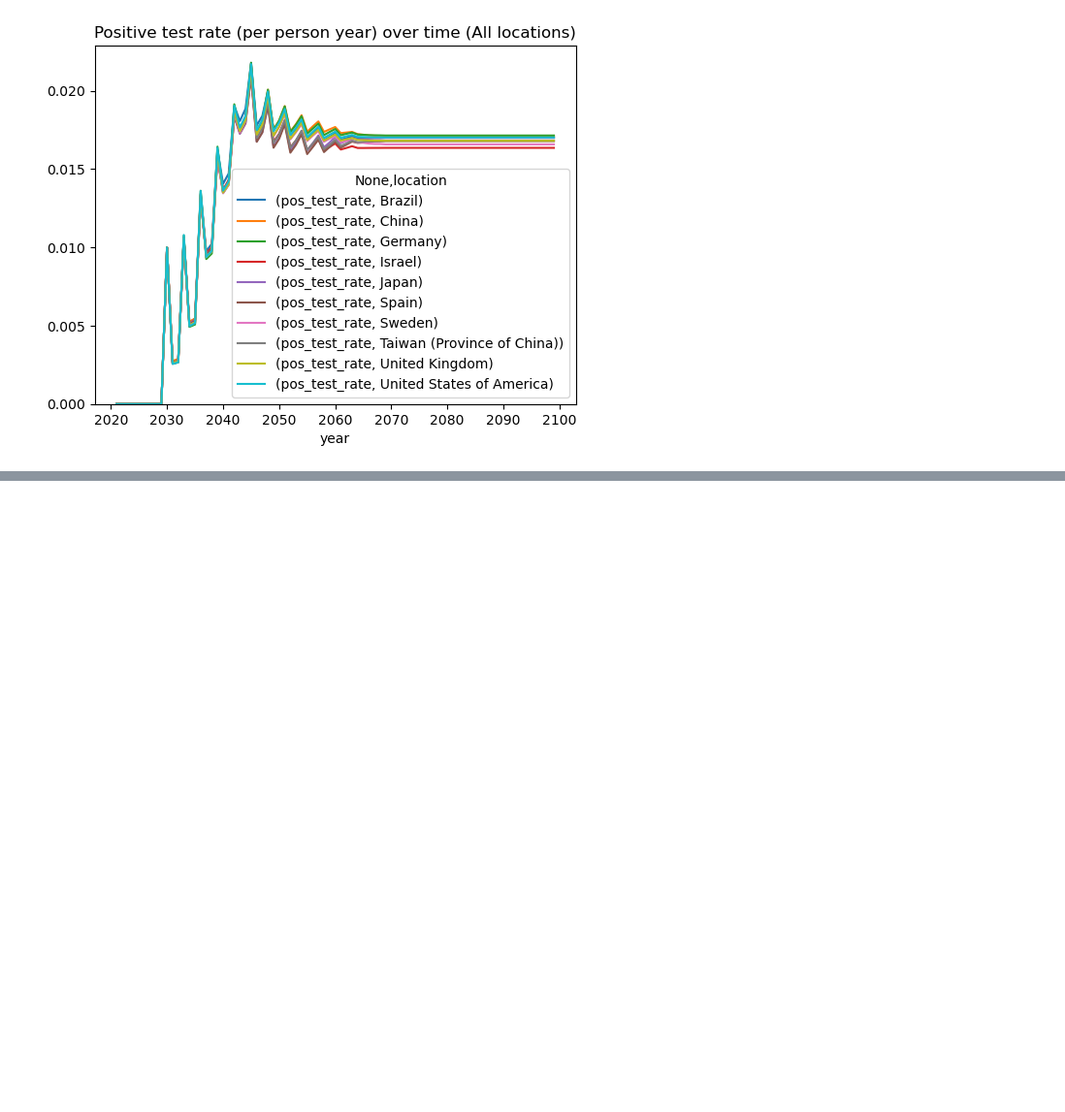
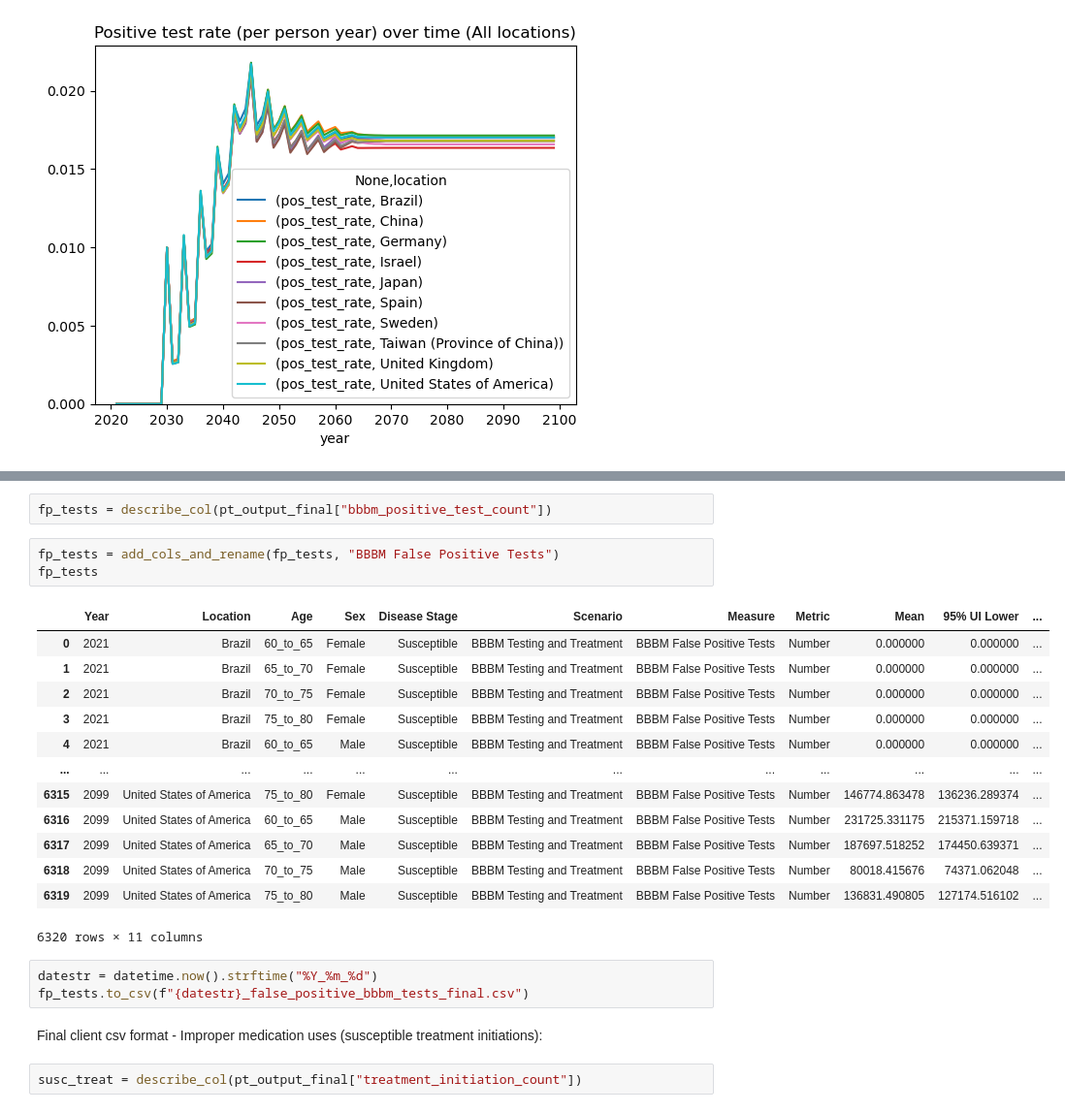
Before and after one commit to ihmeuw/vivarium_research_alzheimers, a Jupyter notebook: outside_sim_calculations/multistate_testing_treatment_table.ipynb, the cells around one changed output, grey strips where cells are left out. Shown at 97% size. Saved outputs shown, nothing was run; the diff lists cells and outputs as text; blank space fills up the shorter version.

```diff
--- a/outside_sim_calculations/multistate_testing_treatment_table.ipynb
+++ b/outside_sim_calculations/multistate_testing_treatment_table.ipynb
@@ -576,0 +644,26 @@ display(
+# %%
+fp_tests = describe_col(pt_output_final["bbbm_positive_test_count"])
+# %%
+fp_tests = add_cols_and_rename(fp_tests, "BBBM False Positive Tests")
+fp_tests
+# %% [output]
+|  | Year | Location | Age | Sex | Disease Stage | Scenario | Measure | Metric | Mean | 95% UI Lower | ... |
+| 0 | 2021 | Brazil | 60_to_65 | Female | Susceptible | BBBM Testing and Treatment | BBBM False Positive Tests | Number | 0.000000 | 0.000000 | ... |
+| 1 | 2021 | Brazil | 65_to_70 | Female | Susceptible | BBBM Testing and Treatment | BBBM False Positive Tests | Number | 0.000000 | 0.000000 | ... |
+| 2 | 2021 | Brazil | 70_to_75 | Female | Susceptible | BBBM Testing and Treatment | BBBM False Positive Tests | Number | 0.000000 | 0.000000 | ... |
+| 3 | 2021 | Brazil | 75_to_80 | Female | Susceptible | BBBM Testing and Treatment | BBBM False Positive Tests | Number | 0.000000 | 0.000000 | ... |
+| 4 | 2021 | Brazil | 60_to_65 | Male | Susceptible | BBBM Testing and Treatment | BBBM False Positive Tests | Number | 0.000000 | 0.000000 | ... |
+| ... | ... | ... | ... | ... | ... | ... | ... | ... | ... | ... | ... |
+| 6315 | 2099 | United States of America | 75_to_80 | Female | Susceptible | BBBM Testing and Treatment | BBBM False Positive Tests | Number | 146774.863478 | 136236.289374 | ... |
+| 6316 | 2099 | United States of America | 60_to_65 | Male | Susceptible | BBBM Testing and Treatment | BBBM False Positive Tests | Number | 231725.331175 | 215371.159718 | ... |
+| 6317 | 2099 | United States of America | 65_to_70 | Male | Susceptible | BBBM Testing and Treatment | BBBM False Positive Tests | Number | 187697.518252 | 174450.639371 | ... |
+| 6318 | 2099 | United States of America | 70_to_75 | Male | Susceptible | BBBM Testing and Treatment | BBBM False Positive Tests | Number | 80018.415676 | 74371.062048 | ... |
+| 6319 | 2099 | United States of America | 75_to_80 | Male | Susceptible | BBBM Testing and Treatment | BBBM False Positive Tests | Number | 136831.490805 | 127174.516102 | ... |
+6320 rows × 11 columns
+# %%
+datestr = datetime.now().strftime("%Y_%m_%d")
+fp_tests.to_csv(f"{datestr}_false_positive_bbbm_tests_final.csv")
+# %% [markdown]
+Final client csv format - Improper medication uses (susceptible treatment initiations):
+# %%
+susc_treat = describe_col(pt_output_final["treatment_initiation_count"])
```
Also changed, not shown: parts of 11 cells of this notebook, 3 other files.
